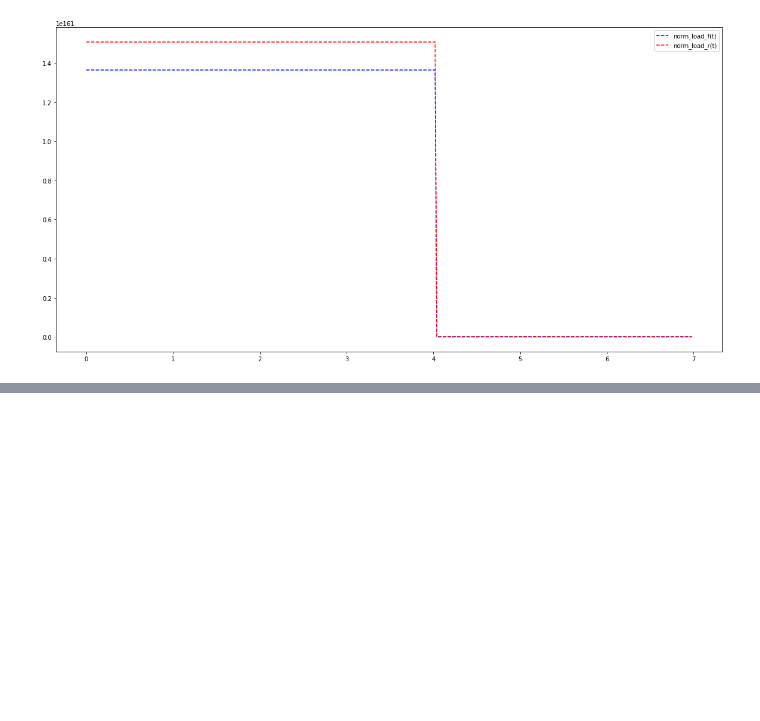
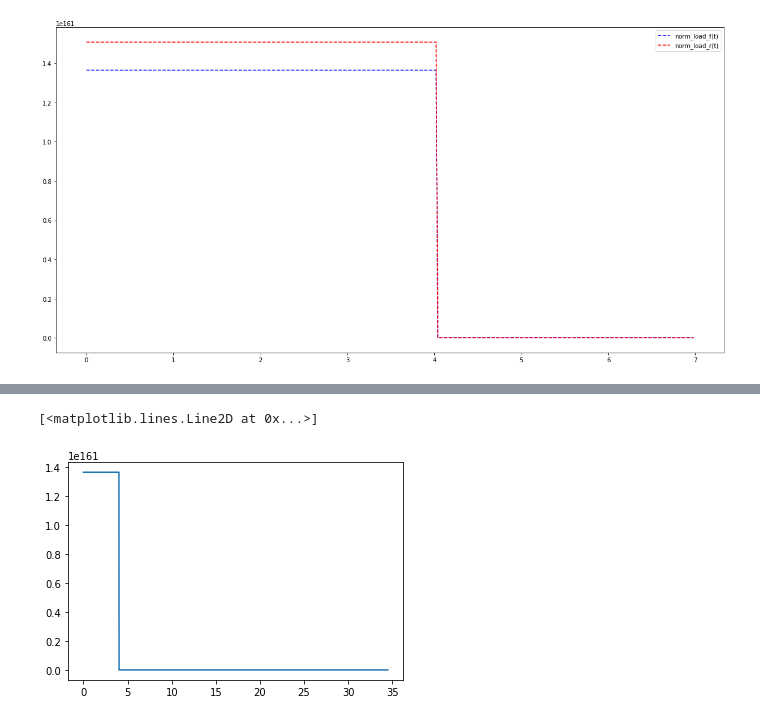
Before and after one commit to AvaRat/dynamic-model-car-simulator, a Jupyter notebook: simulator_visualization.ipynb, the cells around one changed output, grey strips where cells are left out. Cells and saved outputs as stored; diff of their text form; code cells hidden in the pictures; blank space fills up the shorter version.

```diff
--- a/simulator_visualization.ipynb
+++ b/simulator_visualization.ipynb
@@ -238,0 +236,5 @@ KeyError: 'distance_on_track'
+# %%
+plt.plot(data['t'], data['norm_load_f'])
+# %% [output]
+[<matplotlib.lines.Line2D at 0x...>]
+[figure, added]
```
Also changed, not shown: parts of 8 cells of this notebook, 4 other files.
